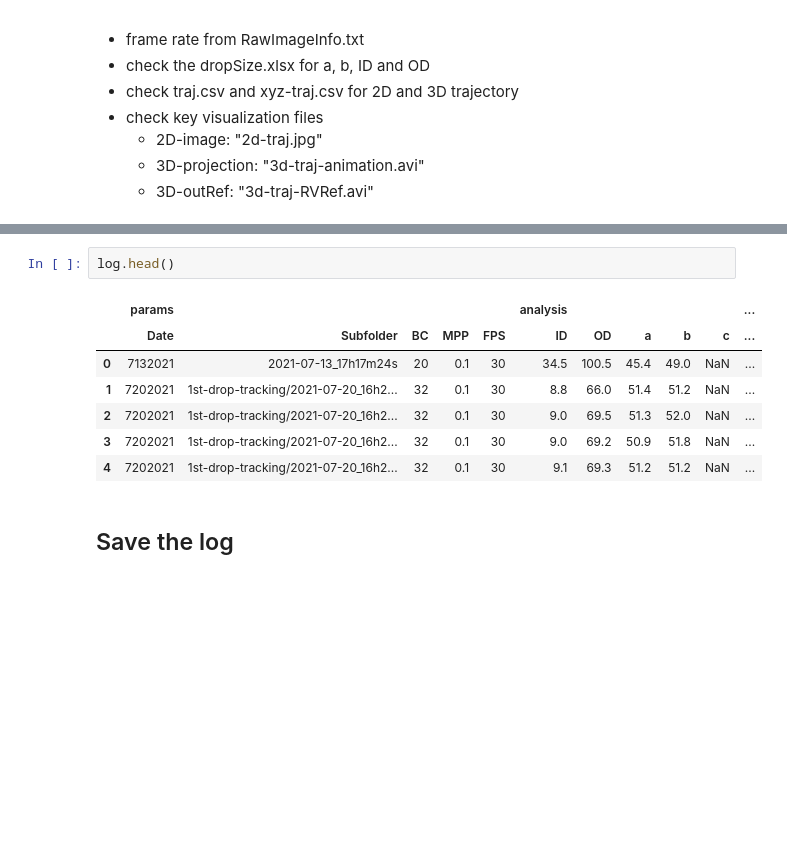
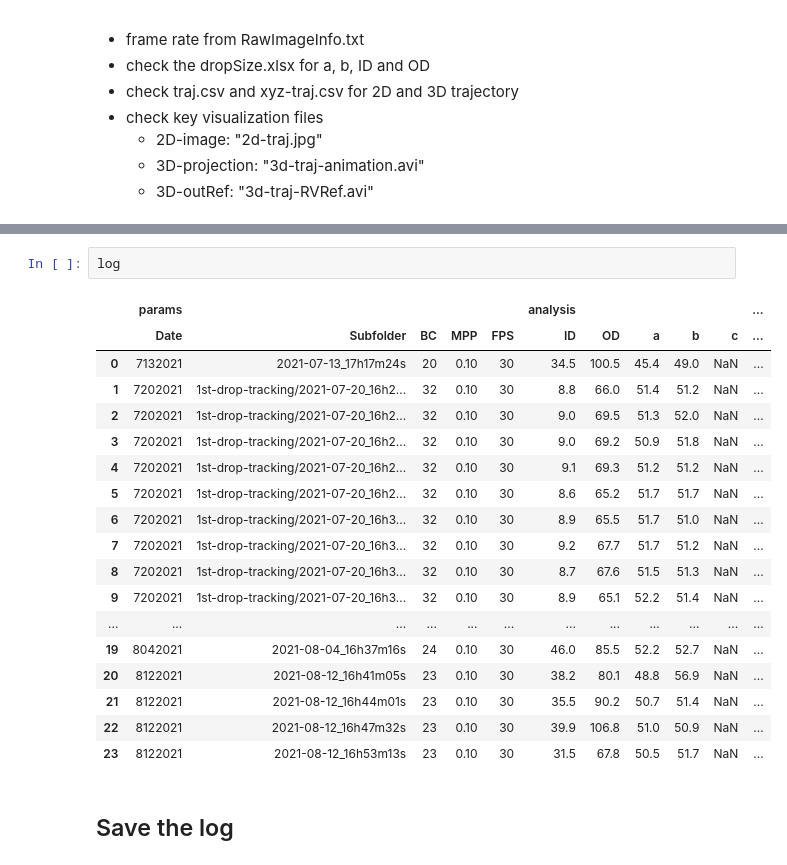
Before and after one commit to ZLoverty/DE, a Jupyter notebook: Code/data_manage.ipynb, the cells around one changed output, grey strips where cells are left out. Saved outputs shown, nothing was run; the diff lists cells and outputs as text; blank space fills up the shorter version.

```diff
--- a/Code/data_manage.ipynb
+++ b/Code/data_manage.ipynb
@@ -78,15 +79,26 @@ for num, i in log.iterrows():
     outRef_3D_dir = os.path.join(sf, 'crop_HoughCircles', '3d-traj-RVRef.avi')
     log[('Visual', '3D-outRef')].at[num] = int(os.path.exists(outRef_3D_dir))
 # %%
-log.head()
+log
 # %% [output]
 |  | params |  |  |  |  | analysis |  |  |  |  | ... |
 |  | Date | Subfolder | BC | MPP | FPS | ID | OD | a | b | c | ... |
-| 0 | 7132021 | 2021-07-13_17h17m24s | 20 | 0.1 | 30 | 34.5 | 100.5 | 45.4 | 49.0 | NaN | ... |
-| 1 | 7202021 | 1st-drop-tracking/2021-07-20_16h2... | 32 | 0.1 | 30 | 8.8 | 66.0 | 51.4 | 51.2 | NaN | ... |
-| 2 | 7202021 | 1st-drop-tracking/2021-07-20_16h2... | 32 | 0.1 | 30 | 9.0 | 69.5 | 51.3 | 52.0 | NaN | ... |
-| 3 | 7202021 | 1st-drop-tracking/2021-07-20_16h2... | 32 | 0.1 | 30 | 9.0 | 69.2 | 50.9 | 51.8 | NaN | ... |
-| 4 | 7202021 | 1st-drop-tracking/2021-07-20_16h2... | 32 | 0.1 | 30 | 9.1 | 69.3 | 51.2 | 51.2 | NaN | ... |
+| 0 | 7132021 | 2021-07-13_17h17m24s | 20 | 0.10 | 30 | 34.5 | 100.5 | 45.4 | 49.0 | NaN | ... |
+| 1 | 7202021 | 1st-drop-tracking/2021-07-20_16h2... | 32 | 0.10 | 30 | 8.8 | 66.0 | 51.4 | 51.2 | NaN | ... |
+| 2 | 7202021 | 1st-drop-tracking/2021-07-20_16h2... | 32 | 0.10 | 30 | 9.0 | 69.5 | 51.3 | 52.0 | NaN | ... |
+| 3 | 7202021 | 1st-drop-tracking/2021-07-20_16h2... | 32 | 0.10 | 30 | 9.0 | 69.2 | 50.9 | 51.8 | NaN | ... |
+| 4 | 7202021 | 1st-drop-tracking/2021-07-20_16h2... | 32 | 0.10 | 30 | 9.1 | 69.3 | 51.2 | 51.2 | NaN | ... |
+| 5 | 7202021 | 1st-drop-tracking/2021-07-20_16h2... | 32 | 0.10 | 30 | 8.6 | 65.2 | 51.7 | 51.7 | NaN | ... |
+| 6 | 7202021 | 1st-drop-tracking/2021-07-20_16h3... | 32 | 0.10 | 30 | 8.9 | 65.5 | 51.7 | 51.0 | NaN | ... |
+| 7 | 7202021 | 1st-drop-tracking/2021-07-20_16h3... | 32 | 0.10 | 30 | 9.2 | 67.7 | 51.7 | 51.2 | NaN | ... |
+| 8 | 7202021 | 1st-drop-tracking/2021-07-20_16h3... | 32 | 0.10 | 30 | 8.7 | 67.6 | 51.5 | 51.3 | NaN | ... |
+| 9 | 7202021 | 1st-drop-tracking/2021-07-20_16h3... | 32 | 0.10 | 30 | 8.9 | 65.1 | 52.2 | 51.4 | NaN | ... |
+| ... | ... | ... | ... | ... | ... | ... | ... | ... | ... | ... | ... |
+| 19 | 8042021 | 2021-08-04_16h37m16s | 24 | 0.10 | 30 | 46.0 | 85.5 | 52.2 | 52.7 | NaN | ... |
+| 20 | 8122021 | 2021-08-12_16h41m05s | 23 | 0.10 | 30 | 38.2 | 80.1 | 48.8 | 56.9 | NaN | ... |
+| 21 | 8122021 | 2021-08-12_16h44m01s | 23 | 0.10 | 30 | 35.5 | 90.2 | 50.7 | 51.4 | NaN | ... |
+| 22 | 8122021 | 2021-08-12_16h47m32s | 23 | 0.10 | 30 | 39.9 | 106.8 | 51.0 | 50.9 | NaN | ... |
+| 23 | 8122021 | 2021-08-12_16h53m13s | 23 | 0.10 | 30 | 31.5 | 67.8 | 50.5 | 51.7 | NaN | ... |
 # %% [markdown]
 ## Save the log
 # %%
```
Also changed, not shown: parts of 3 cells of this notebook, 1 other file.
